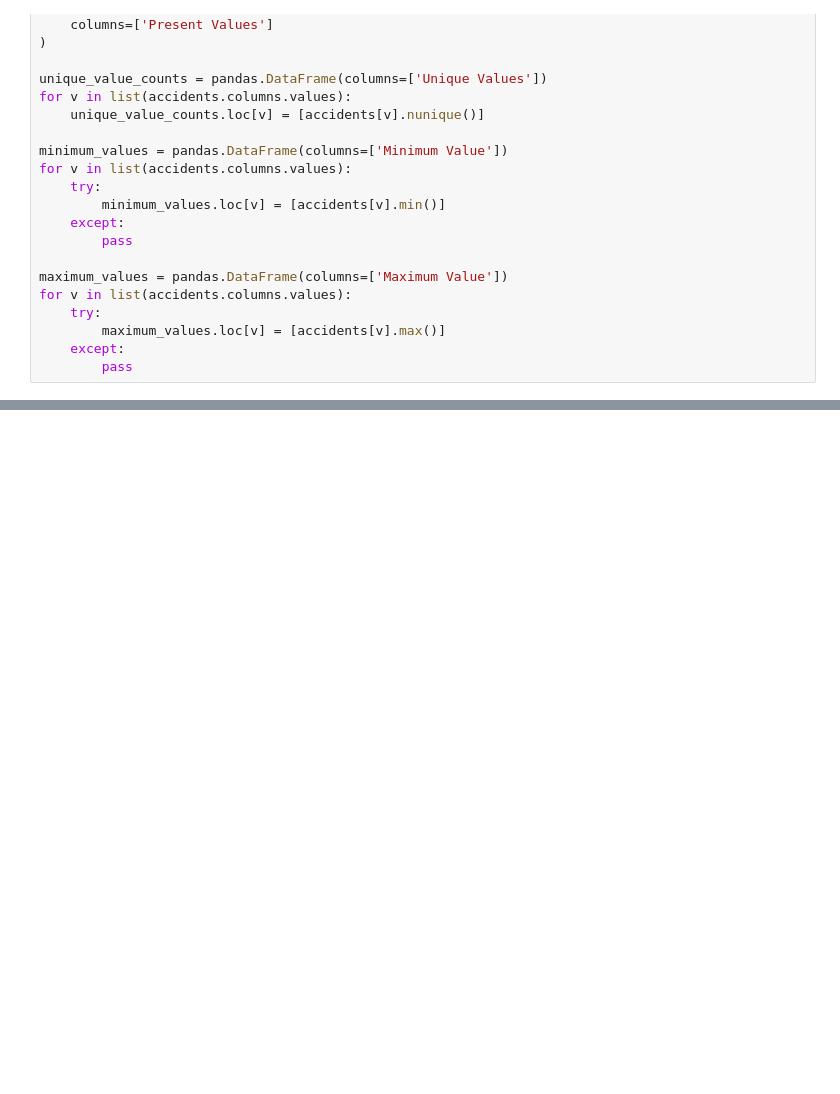
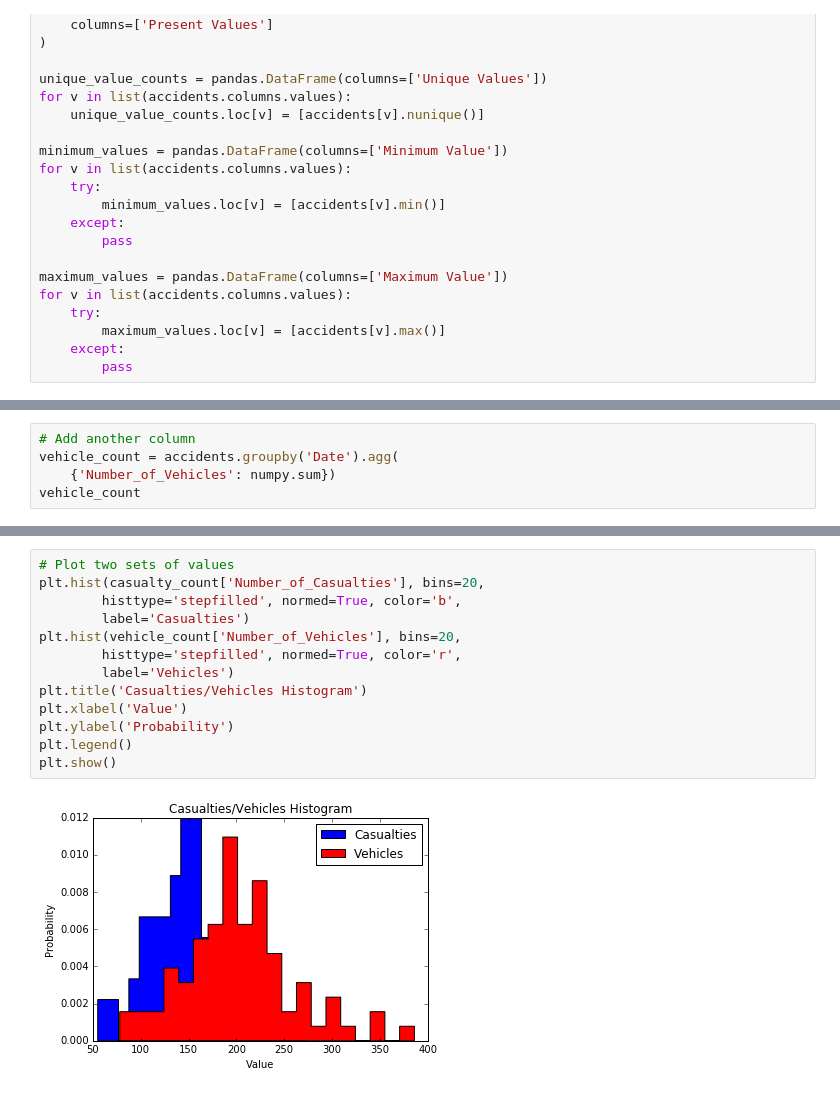
Before and after one commit to RodrigoVillatoro/python_bi_cookbook, a Jupyter notebook: pandas_accidents_analysis.ipynb, the cells around one changed output, grey strips where cells are left out. Cells and saved outputs as stored; diff of their text form; blank space fills up the shorter version.

```diff
--- a/pandas_accidents_analysis.ipynb
+++ b/pandas_accidents_analysis.ipynb
@@ -74,0 +162,5 @@ accidents.mode().transpose()
+# %%
+# Add another column
+vehicle_count = accidents.groupby('Date').agg(
+    {'Number_of_Vehicles': numpy.sum})
+vehicle_count
@@ -74,0 +224,15 @@ accidents.mode().transpose()
+# %%
+# Plot two sets of values
+plt.hist(casualty_count['Number_of_Casualties'], bins=20,
+        histtype='stepfilled', normed=True, color='b',
+        label='Casualties')
+plt.hist(vehicle_count['Number_of_Vehicles'], bins=20,
+        histtype='stepfilled', normed=True, color='r',
+        label='Vehicles')
+plt.title('Casualties/Vehicles Histogram')
+plt.xlabel('Value')
+plt.ylabel('Probability')
+plt.legend()
+plt.show()
+# %% [output]
+[figure, added]
```
Also changed, not shown: parts of 9 cells of this notebook.
